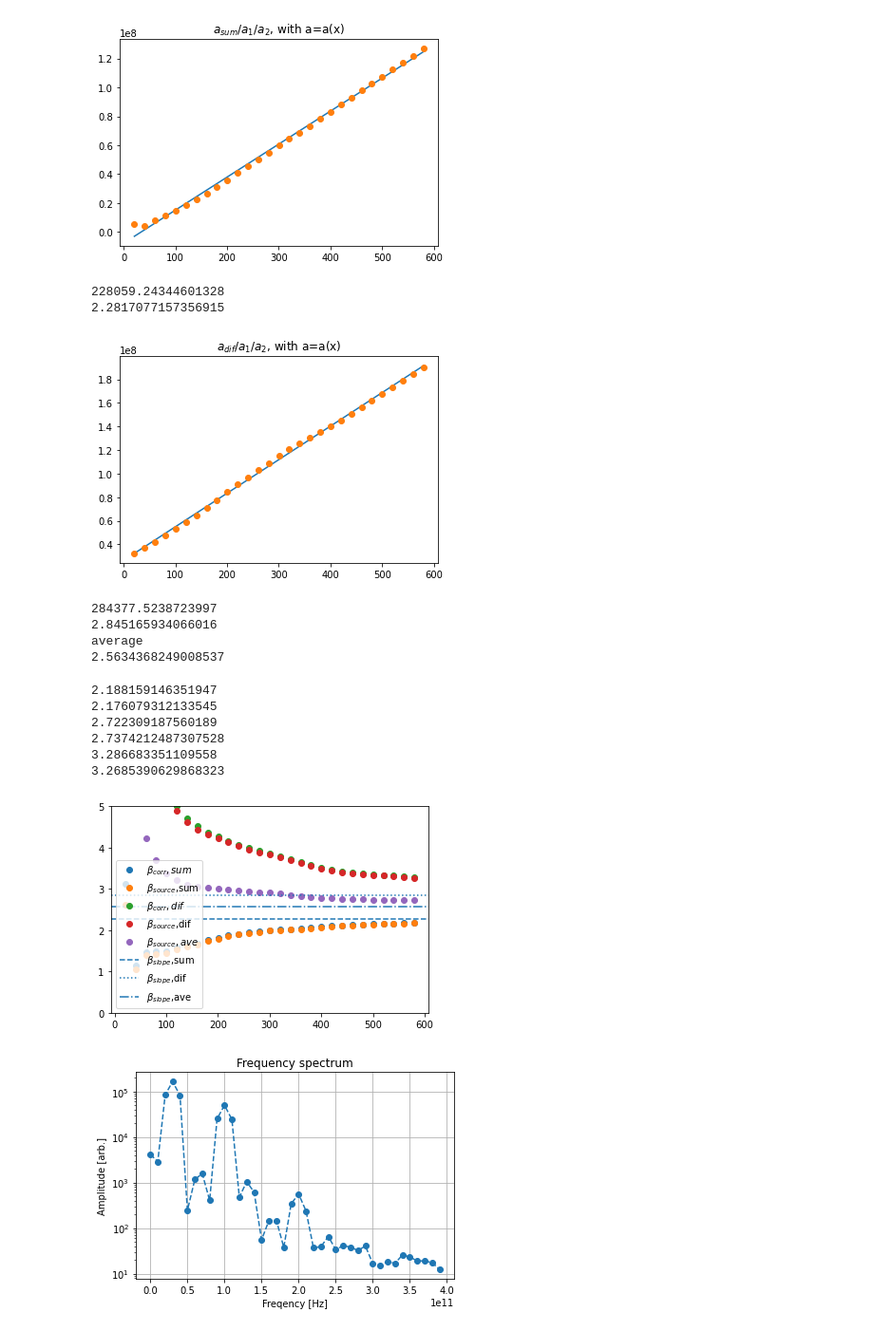
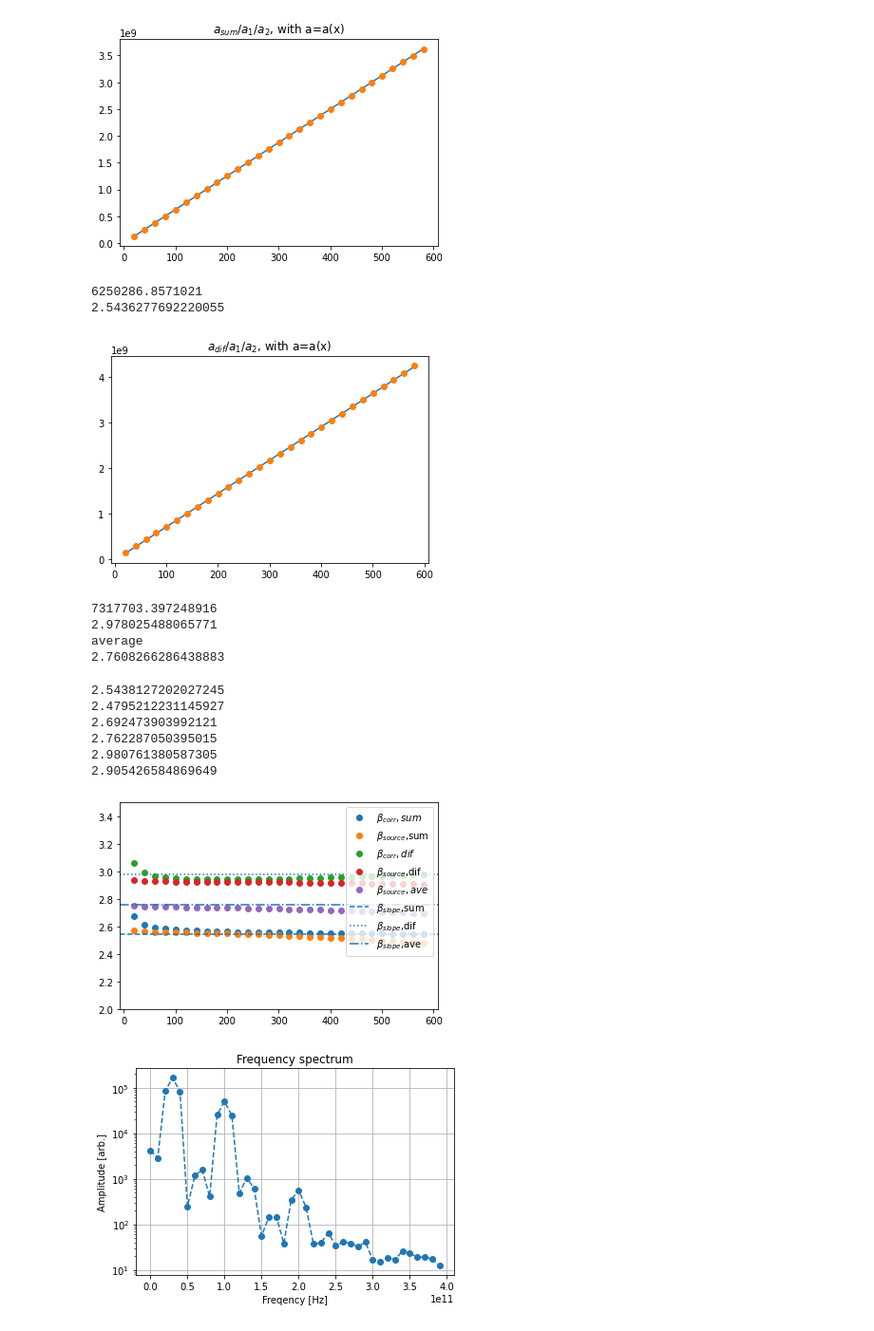
Before and after one commit to 1060matsuda/nlu, a Jupyter notebook: common_files/multiDetecMix.ipynb, the cells around one changed output. Shown at 95% size. Drawn from its saved outputs; the diff is of its cells as text; code cells hidden in the pictures.

```diff
--- a/common_files/multiDetecMix.ipynb
+++ b/common_files/multiDetecMix.ipynb
@@ -15,13 +16,17 @@ import csv
 from scipy import signal
 from python_modules import FFT_utility as fu
 # %%
+directory = os.environ["MYWORK"] + "/freqmix/150_500_re/"
+
+with open(directory+"config.yaml", "r") as yml:
+    config = yaml.safe_load(yml)
+
 HPC_OR_LOCAL = "LOCAL"
-imputFileName = os.environ["MYWORK"] + \
-    "/freqmix/30_100/1/outp_1.csv"
+imputFileName = directory + "outp_1.csv"
 data_raw = fu.loadCsvOutput(imputFileName)
-freq_f1 = 100  # GHz
+freq_f1 = config["f1"]  # GHz
 """Bigger frequency [GHz]"""
-freq_f2 = 30
+freq_f2 = config["f2"]
 """Smaller frequency [GHz]"""
 freq_fsum = freq_f1+freq_f2
 """Frequency sum [GHz]"""
@@ -440,53 +445,53 @@ print("average")
 beta_slope_ave=(beta_slope_dif+beta_slope_sum)/2
 print(beta_slope_ave)
 # %% [output]
-[figure, old version]
+[figure, new version]
-228059.24344601328
-2.2817077157356915
+6250286.8571021
+2.5436277692220055
-[figure, old version]
+[figure, new version]
-284377.5238723997
-2.845165934066016
+7317703.397248916
+2.978025488065771
 average
-2.5634368249008537
+2.7608266286438883
 # %%
 print(beta_sums_at_detecs_corrected[-1])
 print(beta_sums_at_detecs[-1])
 print((beta_sums_at_detecs[-1]+beta_difs_at_detecs[-1])/2)
 print((beta_difs_at_detecs_corrected[-1]+beta_sums_at_detecs_corrected[-1])/2)
 
 print(beta_difs_at_detecs_corrected[-1])
 print(beta_difs_at_detecs[-1])
 
 fig, ax = plt.subplots()
 
 ax.plot(x_detecs_array[0, :], beta_sums_at_detecs_corrected,
         marker="o", linestyle="none", label=r"$\beta _{corr},sum$")
 ax.plot(x_detecs_array[0, :], beta_sums_at_detecs, marker="o",
         linestyle="none", label=r"$\beta_{source}$,sum")
 ax.plot(x_detecs_array[0, :], beta_difs_at_detecs_corrected,
         marker="o", linestyle="none", label=r"$\beta _{corr},dif$")
 ax.plot(x_detecs_array[0, :], beta_difs_at_detecs, marker="o",
         linestyle="none", label=r"$\beta_{source}$,dif")
 ax.plot(x_detecs_array[0, :], beta_aves_at_detecs,
         marker="o", linestyle="none", label=r"$\beta _{source},ave$")
 ax.axhline(y=beta_slope_sum, linestyle="--",
            label=r"$\beta _{slope}$,sum")
 ax.axhline(y=beta_slope_dif, linestyle=":",
             label=r"$\beta _{slope}$,dif")
 ax.axhline(y=beta_slope_ave, linestyle="dashdot",
             label=r"$\beta _{slope}$,ave")
 #ax.set_xlim([400,699])
-ax.set_ylim([0,5])
+ax.set_ylim([2,3.5])
 ax.legend()
 plt.show()
 # %% [output]
-2.188159146351947
-2.176079312133545
-2.722309187560189
-2.7374212487307528
-3.286683351109558
-3.2685390629868323
+2.5438127202027245
+2.4795212231145927
+2.692473903992121
+2.762287050395015
+2.980761380587305
+2.905426584869649
-[figure, old version]
+[figure, new version]
 # %%
 i=int(-1)
 # ゼロクロス法の音速測定
```
Also changed, not shown: parts of 4 cells of this notebook, 14 other files.
